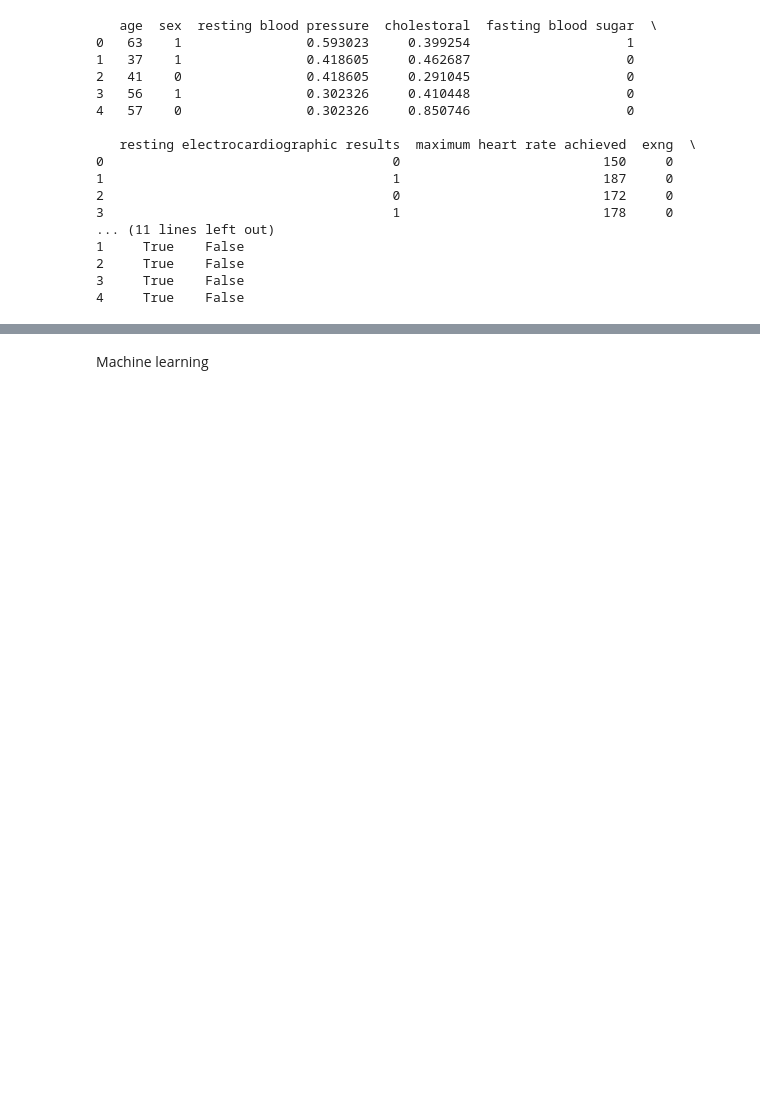
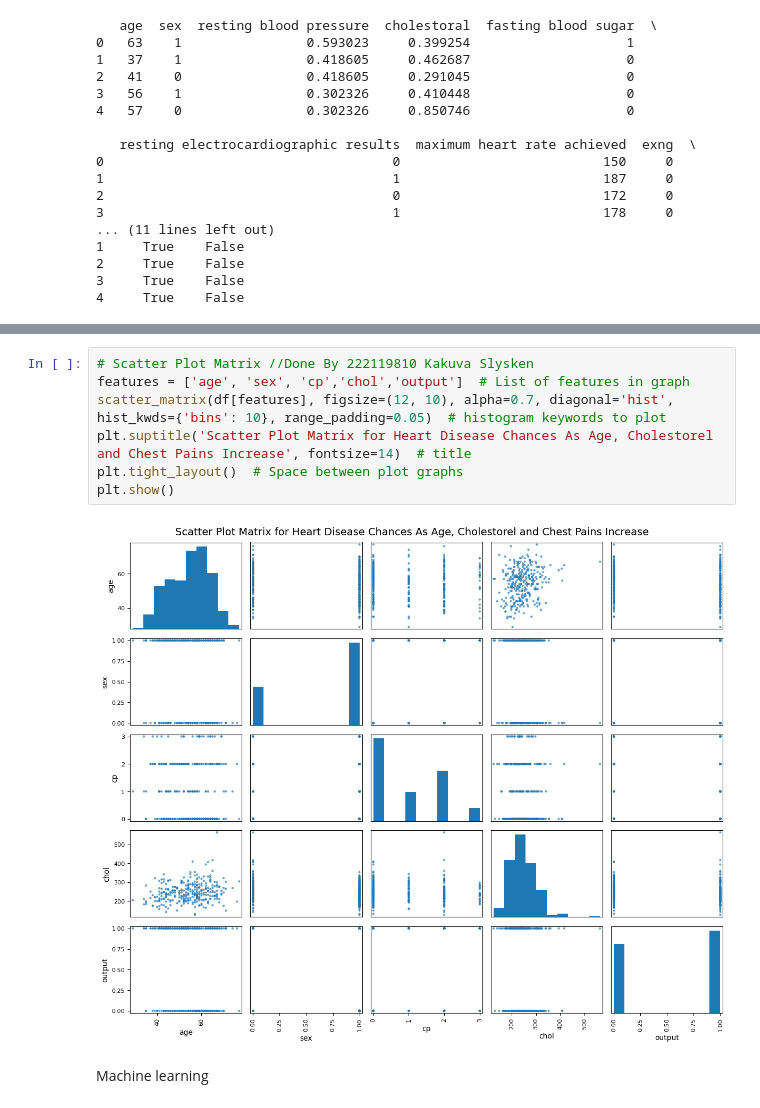
Before and after one commit to slyskenk/DtaAss1, a Jupyter notebook: heart.ipynb, the cells around one changed output, grey strips where cells are left out. Saved outputs shown, nothing was run; the diff lists cells and outputs as text; blank space fills up the shorter version.

```diff
--- a/heart.ipynb
+++ b/heart.ipynb
@@ -581,3 +591,13 @@ print(df_encoded.head())
+# %%
+# Scatter Plot Matrix //Done By 222119810 Kakuva Slysken
+features = ['age', 'sex', 'cp','chol','output']  # List of features in graph
+scatter_matrix(df[features], figsize=(12, 10), alpha=0.7, diagonal='hist',
+hist_kwds={'bins': 10}, range_padding=0.05)  # histogram keywords to plot
+plt.suptitle('Scatter Plot Matrix for Heart Disease Chances As Age, Cholestorel and Chest Pains Increase', fontsize=14)  # title
+plt.tight_layout()  # Space between plot graphs
+plt.show()
+# %% [output]
+[figure, added]
 # %% [markdown]
 Machine learning
 # %% [markdown]
```
Also changed, not shown: parts of 2 cells of this notebook.
